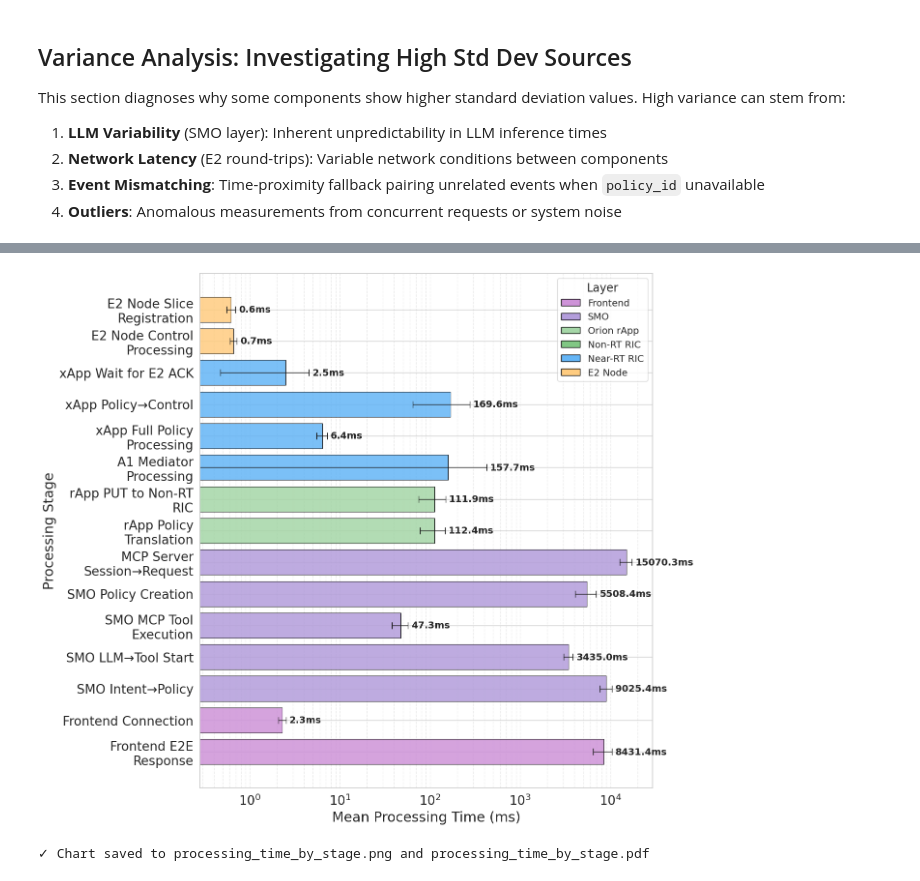
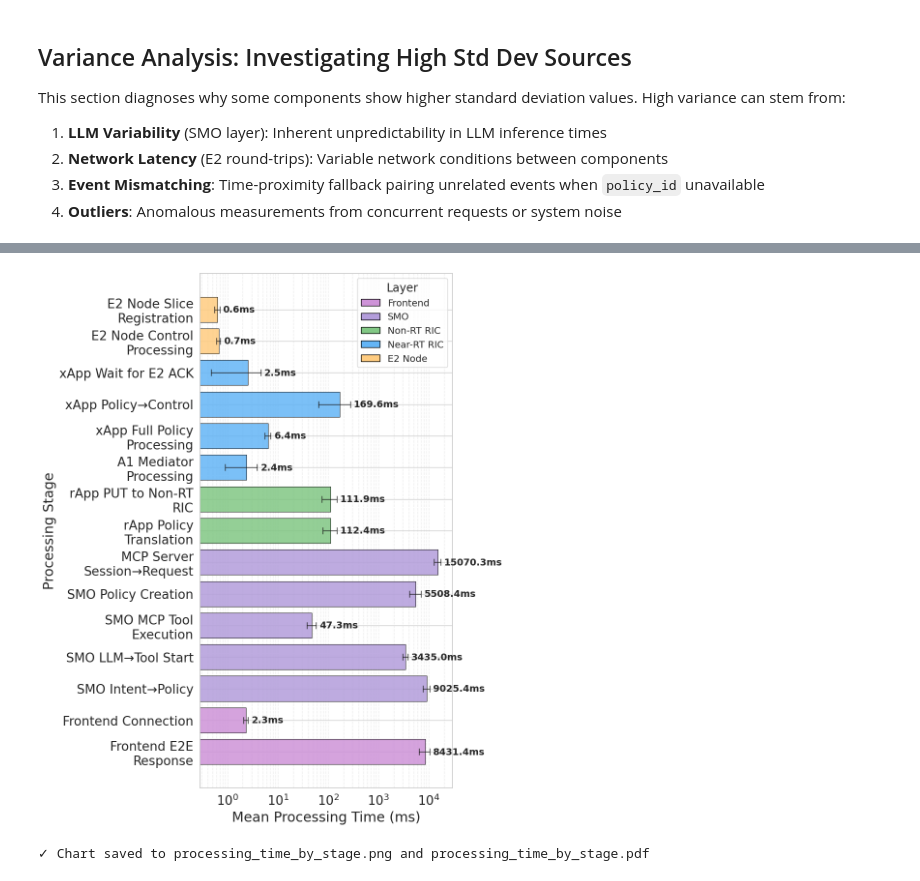
Before and after one commit to zanattabruno/analysis-orion, a Jupyter notebook: times/message_processing_time_v2.ipynb, the cells around one changed output, grey strips where cells are left out. Saved outputs shown, nothing was run; the diff lists cells and outputs as text; code cells hidden in the pictures.

```diff
--- a/times/message_processing_time_v2.ipynb
+++ b/times/message_processing_time_v2.ipynb
@@ -242,14 +242,21 @@ MESSAGE_PATTERNS = {
         "a1_response": r"(?:A1.*response|Response.*A1)",
     },
     # Near-RT RIC - A1 Mediator (patterns verified against ric-plt-a1 source code)
-    # Source: https://github.com/o-ran-sc/ric-plt-a1
+    # Source: https://github.com/o-ran-sc/ric-plt-a1/pkg/resthooks/resthooks.go
+    # Log format: mdclog JSON with "msg" field
     "a1mediator": {
-        # HTTP handler entry - restful.go / resthooks.go
-        "policy_received": r"(?:CreatePolicyInstance|handler.*policy|PolicyCreate)",
-        # RMR send success - resthooks.go:428-435
+        # Policy instance creation handler entry - resthooks.go
+        # Matches: "policyinstancetype to create" or "handler for.*put.*policy"
+        "policy_received": r"(?:policyinstancetype to create|handler for.*(?:put|create).*policy)",
+        # RMR send to xApp success - resthooks.go:428-435
+        # Matches: "rmrSendToXapp : message sent"
         "policy_forwarded": r"rmrSendToXapp.*message sent",
     },
     # Near-RT RIC - E2 Term
+    # NOTE: E2term is a pass-through SCTP↔RMR gateway with negligible latency (~µs).
+    # Control messages (RIC_CONTROL_REQ/ACK) are only logged at DEBUG level (default is INFO).
+    # The E2 round-trip is measured via "xApp Wait for E2 ACK" instead.
+    # Patterns kept for debugging/reference but not used for latency metrics.
     "e2term": {
         "msg_received": r"(?:Received|received|incoming)",
         "msg_sent": r"(?:Sent|sent|outgoing)",
@@ -416,16 +423,13 @@ def parse_logs(logs: str, component: str) -> list:
                 })
                 break  # Only match first pattern
 
-
     return events
-print(f"  - {len(MESSAGE_PATTERNS)} component patterns configured")print("  - Policy instance ID extraction enabled for correlation")
 
 
-print(f"  - {len(TIMESTAMP_PATTERNS)} timestamp formats supported")print(f"  - {len(TIMESTAMP_PATTERNS)} timestamp formats supported")
-
-
-print("  - Policy instance ID extraction enabled for correlation")print(f"  - {len(MESSAGE_PATTERNS)} component patterns configured")
 print("Log parsing functions defined ✓")
+print(f"  - {len(MESSAGE_PATTERNS)} component patterns configured")
+print(f"  - {len(TIMESTAMP_PATTERNS)} timestamp formats supported")
+print("  - Policy instance ID extraction enabled for correlation")
 # %% [output]
 Log parsing functions defined ✓
   - 11 component patterns configured
@@ -1086,7 +1090,6 @@ if len(df_processing) > 0:
         "E2 Node Slice Registration",
         "E2 Node Control Processing",
         # Near-RT RIC
-        "E2Term Control Round-trip",
         "xApp Wait for E2 ACK",
         "xApp Policy→Control",
         "xApp Full Policy Processing",
@@ -1116,7 +1119,7 @@ if len(df_processing) > 0:
     layer_colors = {
         "Frontend": "#CE93D8",   # Lighter purple for Frontend
         "SMO": "#B39DDB",        # Purple
-        "rApp": "#A5D6A7",       # Green
+        "rApp": "#81C784",       # Green (merged with Non-RT RIC)
         "Non-RT RIC": "#81C784", # Green (darker)
         "Near-RT RIC": "#64B5F6", # Blue
         "E2 Node": "#FFCC80",    # Orange
@@ -1130,7 +1133,7 @@ if len(df_processing) > 0:
     colors = [layer_colors.get(layer, "#888888") for layer in stage_stats["layer"].values]
 
     # Create bar chart with consistent style
-    fig, ax = plt.subplots(figsize=(14, max(6, len(labels) * 0.8)))
+    fig, ax = plt.subplots(figsize=(10, max(6, len(labels) * 0.8)))
 
     bars = ax.barh(labels, means, xerr=stds, capsize=5,
                    color=colors, edgecolor='black', linewidth=0.8, alpha=0.85,
@@ -1142,33 +1145,32 @@ if len(df_processing) > 0:
             width_right = mean + std if std > 0 else mean
             ax.annotate(f'{mean:.1f}ms',
                        xy=(width_right, bar.get_y() + bar.get_height() / 2),
                        xytext=(5, 0), textcoords="offset points",
                        ha='left', va='center', fontsize=14, fontweight='bold')
 
     ax.set_xlabel("Mean Processing Time (ms)")
     ax.set_ylabel("Processing Stage")
     ax.set_xscale('log')
     ax.grid(axis='x', linestyle='--', alpha=0.35, which='both')
 
     # Add legend for layers (include Frontend with distinct color)
     from matplotlib.patches import Patch
     legend_elements = [
         Patch(facecolor='#CE93D8', edgecolor='black', label='Frontend'),
         Patch(facecolor='#B39DDB', edgecolor='black', label='SMO'),
-        Patch(facecolor='#A5D6A7', edgecolor='black', label='Orion rApp'),
         Patch(facecolor='#81C784', edgecolor='black', label='Non-RT RIC'),
         Patch(facecolor='#64B5F6', edgecolor='black', label='Near-RT RIC'),
         Patch(facecolor='#FFCC80', edgecolor='black', label='E2 Node'),
     ]
     ax.legend(handles=legend_elements, loc='upper right', title="Layer", fontsize='x-small', title_fontsize='small')
 
     plt.tight_layout()
     plt.savefig("processing_time_by_stage.png", dpi=300, bbox_inches="tight")
     plt.savefig("processing_time_by_stage.pdf", bbox_inches="tight")
     plt.show()
     print("\n✓ Chart saved to processing_time_by_stage.png and processing_time_by_stage.pdf")
 else:
     print("No data available for visualization.")
 # %% [output]
-[figure, old version]
+[figure, new version]
 ✓ Chart saved to processing_time_by_stage.png and processing_time_by_stage.pdf
```
Also changed, not shown: parts of 4 cells of this notebook, 3 other files.
